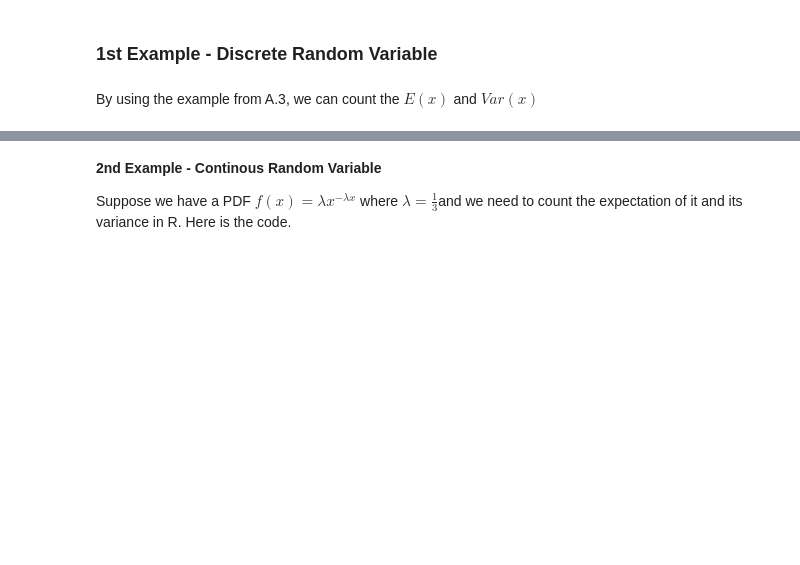
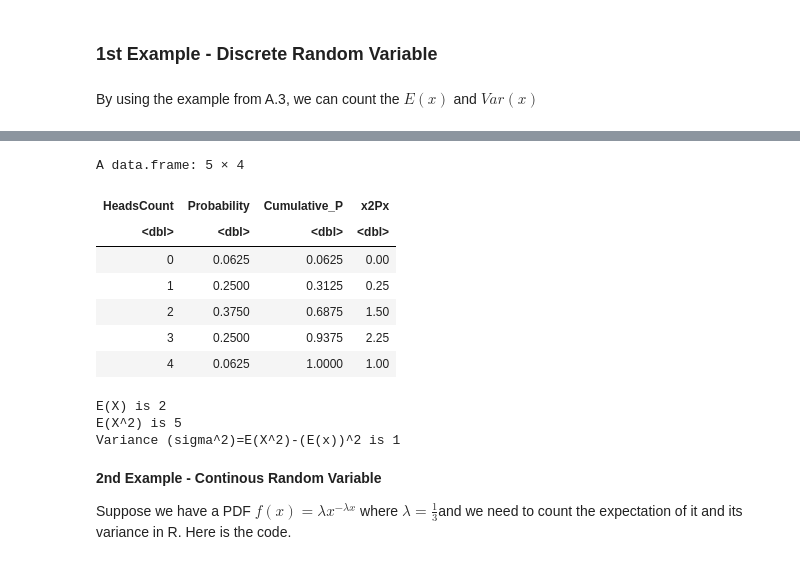
Before and after one commit to ansyaku/Statistika3_UGM_ipynb, a Jupyter notebook: Tugas Pertemuan 2 Statistika.ipynb, the cells around one changed output, grey strips where cells are left out. Cells and saved outputs as stored; diff of their text form; code cells hidden in the pictures; blank space fills up the shorter version.

```diff
--- a/Tugas Pertemuan 2 Statistika.ipynb
+++ b/Tugas Pertemuan 2 Statistika.ipynb
@@ -411,12 +455,23 @@ cat("Expected Value of RV is", total_sum_ex,"\n")
 # %%
 probabilitySummary <- as.data.frame(probability_summary)
-probabilitySummary$x2Px <-
-    (probabilitySummary$HeadsCount)^2 * probabilitySummary$Probability
+probabilitySummary$x2Px <- (probabilitySummary$HeadsCount)^2 * probabilitySummary$Probability
 probabilitySummary
 total_sum_ex2<-sum(probabilitySummary$x2Px, na.rm = TRUE)
 cat("E(X) is", total_sum_ex,"\n")
 cat("E(X^2) is", total_sum_ex2,"\n")
 cat("Variance (sigma^2)=E(X^2)-(E(x))^2 is", total_sum_ex2-(total_sum_ex)^2,"\n")
+# %% [output]
+A data.frame: 5 × 4
+| HeadsCount | Probability | Cumulative_P | x2Px |
+| <dbl> | <dbl> | <dbl> | <dbl> |
+| 0 | 0.0625 | 0.0625 | 0.00 |
+| 1 | 0.2500 | 0.3125 | 0.25 |
+| 2 | 0.3750 | 0.6875 | 1.50 |
+| 3 | 0.2500 | 0.9375 | 2.25 |
+| 4 | 0.0625 | 1.0000 | 1.00 |
+E(X) is 2
+E(X^2) is 5
+Variance (sigma^2)=E(X^2)-(E(x))^2 is 1
 # %% [markdown]
 **2nd Example - Continous Random Variable**
 
```
Also changed, not shown: parts of 8 cells of this notebook.
